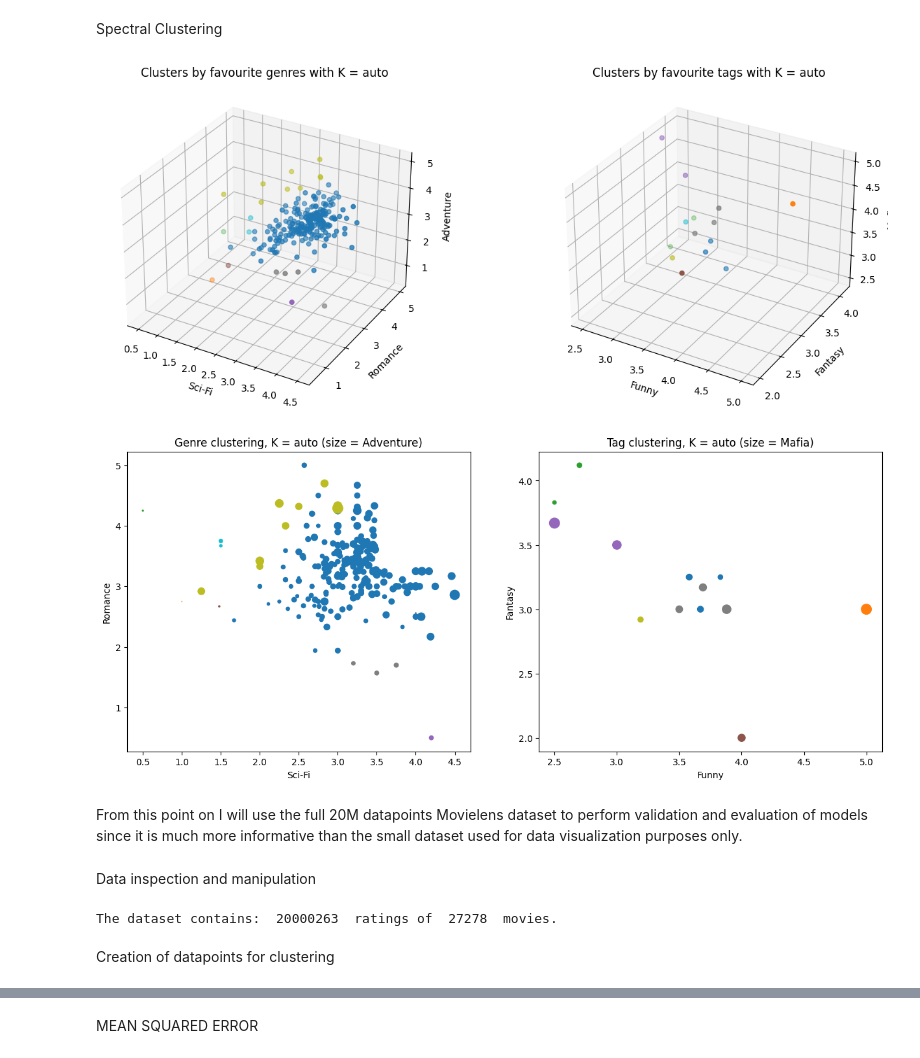
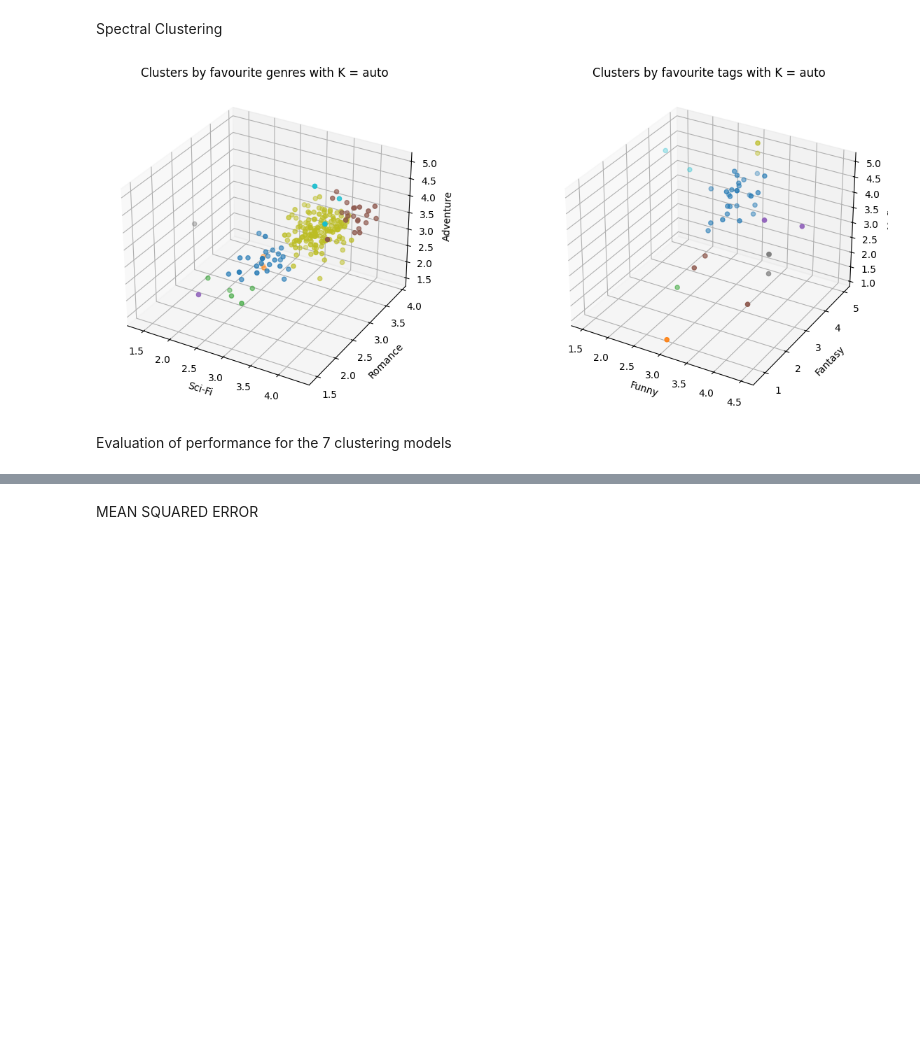
Before and after one commit to nicolotocalli/NAML-Project-2024, a Jupyter notebook: NAML_Project_2024.ipynb, the cells around one changed output, grey strips where cells are left out. Saved outputs shown, nothing was run; the diff lists cells and outputs as text; code cells hidden in the pictures; blank space fills up the shorter version.

```diff
--- a/NAML_Project_2024.ipynb
+++ b/NAML_Project_2024.ipynb
@@ -89,6 +116,8 @@ def get_tag_ratings(ratings, tag_data, tags, column_names):
     return tag_ratings
 
 # Calculate the average rating of funny and fantasy movies
-tag_ratings = get_tag_ratings(ratings, tags, ['funny', 'fantasy', 'mafia'], ['userId', 'funny', 'fantasy', 'mafia'])
+#tag_ratings = get_tag_ratings(ratings, tags, ['funny', 'fantasy', 'mafia'], ['userId', 'funny', 'fantasy', 'mafia'])
+tag_ratings = get_tag_ratings(ratings, tags, ['In Netflix queue', 'atmospheric', 'thought-provoking'], ['userId', 'In Netflix queue', 'atmospheric', 'thought-provoking'])
+
 tag_ratings.head()
 # %% [output]
@@ -105,7 +134,7 @@ tag_ratings = tag_ratings.dropna()
 Biasing dataset to obtain a more delimited subset of people
 # %%
 def bias_genre_rating_dataset(genre_ratings, score_limit_1, score_limit_2):
-    return genre_ratings[((genre_ratings['Romance'] < score_limit_1 - 0.2) & (genre_ratings['Sci-Fi'] > score_limit_2)) | ((genre_ratings['Sci-Fi'] < score_limit_1) & (genre_ratings['Romance'] > score_limit_2))]
+    return genre_ratings[((genre_ratings['Drama'] < score_limit_1 - 0.2) & (genre_ratings['Comedy'] > score_limit_2)) | ((genre_ratings['Comedy'] < score_limit_1) & (genre_ratings['Drama'] > score_limit_2))]
 # Bias the dataset
 genre_ratings_biased = bias_genre_rating_dataset(genre_ratings, 3.5, 2.3)
 genre_ratings_biased = genre_ratings_biased.reset_index(drop=True)
@@ -116,6 +145,6 @@ Number of records:  294
 # %%
 def bias_tag_rating_dataset(tag_ratings, score_limit_1, score_limit_2):
-    return tag_ratings[((tag_ratings['funny'] < score_limit_1 - 0.2) & (tag_ratings['fantasy'] > score_limit_2)) | ((tag_ratings['fantasy'] < score_limit_1) & (tag_ratings['funny'] > score_limit_2))]
+    return tag_ratings[((tag_ratings['atmospheric'] < score_limit_1 - 0.2) & (tag_ratings['In Netflix queue'] > score_limit_2)) | ((tag_ratings['In Netflix queue'] < score_limit_1) & (tag_ratings['atmospheric'] > score_limit_2))]
 # Bias the dataset
 tag_ratings_biased = bias_tag_rating_dataset(tag_ratings, 3.5, 2.3)
 tag_ratings_biased = tag_ratings_biased.reset_index(drop=True)
@@ -166,36 +195,37 @@ clustering_methods = [KMeans, Birch, MiniBatchKMeans, AffinityPropagation ,
 # %%
 #create a function to plot the clusters in 3d and 2d with input the vector of predicted clusters for genres and tags respectively
 
-def plot_clusters_3d_2d(X, Y, predictions, genre_k, tag_k):
+def plot_clusters_3d(X, Y, predictions, genre_k, tag_k):
 
     fig = plt.figure(figsize=(15,6))
     ax = fig.add_subplot(121, projection='3d')
-    ax.scatter(X['Sci-Fi'],X['Romance'],X['Adventure'], c=predictions[0].labels_, cmap='tab10')
+    ax.scatter(X['Drama'],X['Comedy'],X['Thriller'], c=predictions[0].labels_, cmap='tab10')
     ax.set_xlabel('Sci-Fi')
     ax.set_ylabel('Romance')
     ax.set_zlabel('Adventure')
     ax.set_title('Clusters by favourite genres with K = ' + str(genre_k))
 
     ax = fig.add_subplot(122, projection='3d')
-    ax.scatter(Y['funny'], Y['fantasy'], Y['mafia'], c=predictions[1].labels_, cmap='tab10')
+    ax.scatter(Y['In Netflix queue'], Y['atmospheric'], Y['thought-provoking'], c=predictions[1].labels_, cmap='tab10')
     ax.set_xlabel('Funny')
     ax.set_ylabel('Fantasy')
     ax.set_zlabel('Mafia')
     ax.set_title('Clusters by favourite tags with K = ' + str(tag_k))
 
     plt.show()
-
+'''
     fig = plt.figure(figsize=(15,6))
     ax = fig.add_subplot(121)
-    ax.scatter(X['Sci-Fi'],X['Romance'],c=predictions[0].labels_, cmap='tab10', s=X['Adventure']**3)
+    ax.scatter(X['Drama'],X['Comedy'],c=predictions[0].labels_, cmap='tab10', s=X['Thriller']**3)
     ax.set_xlabel('Sci-Fi')
     ax.set_ylabel('Romance')
     ax.set_title('Genre clustering, K = ' + str(genre_k) + ' (size = Adventure)')
 
     ax = fig.add_subplot(122)
-    ax.scatter(Y['funny'], Y['fantasy'], c=predictions[1].labels_, cmap='tab10', s=Y['mafia']**3)
+    ax.scatter(Y['In Netflix queue'], Y['atmospheric'], c=predictions[1].labels_, cmap='tab10', s=Y['thought-provoking']**3)
     ax.set_xlabel('Funny')
     ax.set_ylabel('Fantasy')
     ax.set_title('Tag clustering, K = ' + str(tag_k) + ' (size = Mafia)')
 
     plt.show()
+    '''
@@ -375,14 +403,11 @@ Spectral Clustering
 # %%
 #implementation of SpectralClustering clustering by favourite genres
 genre_model_spectral = Cluster_data(movies_train, 3, SpectralClustering)
 
 #implementation of SpectralClustering clustering by favourite tags
 tag_model_spectral  = Cluster_data(tags_train, 3, SpectralClustering)
 
 #plot the clusters
-plot_clusters_3d_2d(movies_train, tags_train, [genre_model_spectral,tag_model_spectral], 'auto', 'auto')
+plot_clusters_3d(movies_train, tags_train, [genre_model_spectral,tag_model_spectral], 'auto', 'auto')
 # %% [output]
-[figure, old version]
+[figure, new version]
-[figure, removed]
-# %% [markdown]
-From this point on I will use the full 20M datapoints Movielens dataset to perform validation and evaluation of models since it is much more informative than the small dataset used for data visualization purposes only.
@@ -395,10 +414,2 @@ tags = pd.read_csv('ml-20m/tags.csv')
-# %% [markdown]
-Data inspection and manipulation
-# %%
-ratings = ratings.drop('timestamp' , axis=1)
-tags = tags.drop('timestamp', axis=1)
-print('The dataset contains: ', len(ratings), ' ratings of ', len(movies), ' movies.')
-# %% [output]
-The dataset contains:  20000263  ratings of  27278  movies.
 # %% [markdown]
-Creation of datapoints for clustering
+Evaluation of performance for the 7 clustering models
```
Also changed, not shown: parts of 52 cells of this notebook.
